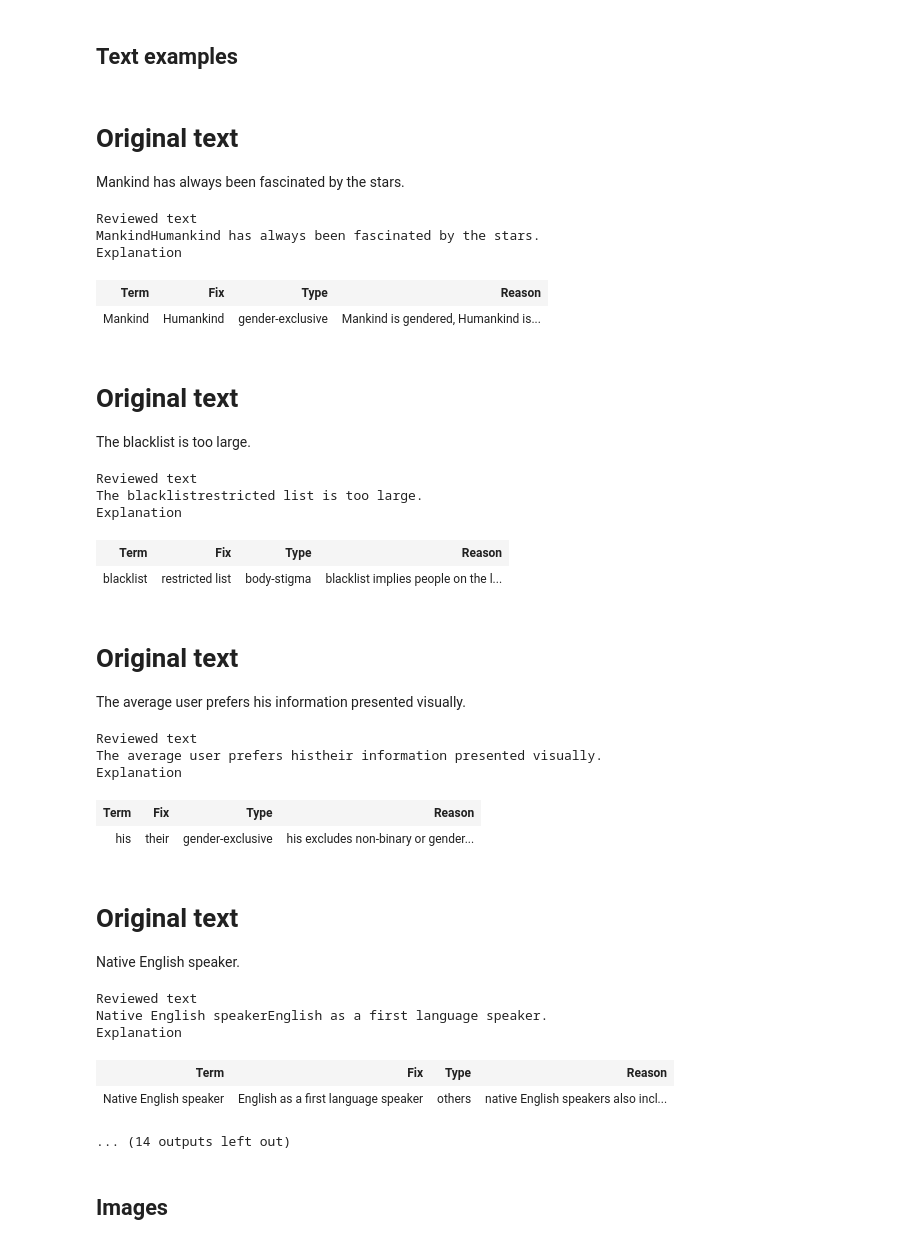
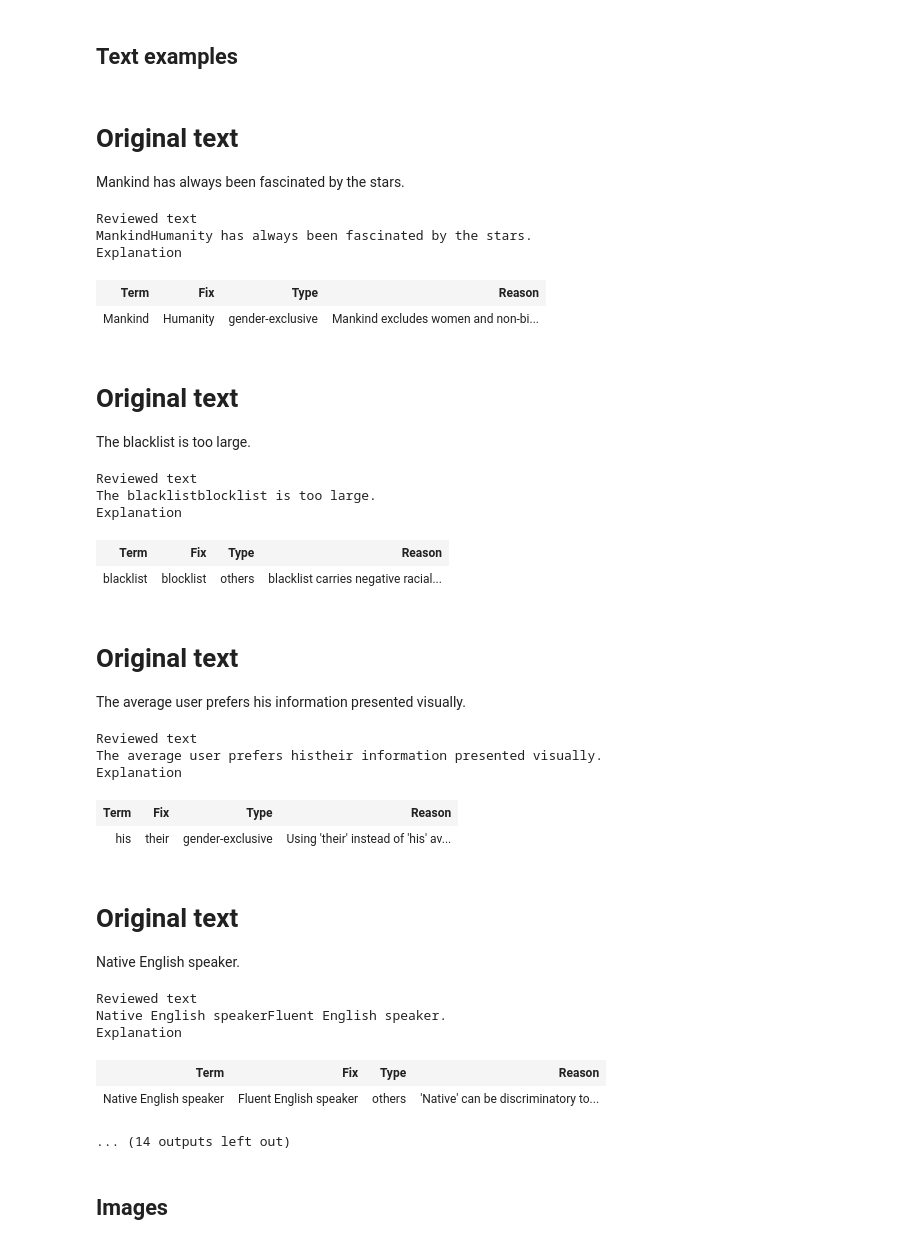
Before and after one commit to jaume-ferrarons/Write4All, a Jupyter notebook: notebooks/examples.ipynb, the cells around one changed output. Cells and saved outputs as stored; diff of their text form; code cells hidden in the pictures.

```diff
--- a/notebooks/examples.ipynb
+++ b/notebooks/examples.ipynb
@@ -20,50 +20,50 @@ gemini_1_0_vision = "Gemini 1.0 Pro Vision"
 # %%
 def demo_text(original_text: str):
     display(HTML(f"<h1>Original text</h1>{original_text}"))
-    display(HTML(process_text(text=original_text, model=gemini_1_0)))
+    display(HTML(process_text(text=original_text, model=gemini_1_5)))
 
 text_examples = [
     "Mankind has always been fascinated by the stars.",
     "The blacklist is too large.",
     "The average user prefers his information presented visually.",
     "Native English speaker.",
     "I'm totally OCD about keeping my desk clean.",
     "People of that religion are always so conservative.",
     "You speak English really well for a foreigner.",
     "He's too skinny to play sports.",
-    "This sentence is in English!",
+    "This sentence is in English.",
 ]
 for text in text_examples:
     demo_text(text)
 # %% [output]
 Original text
 Mankind has always been fascinated by the stars.
 Reviewed text
-MankindHumankind has always been fascinated by the stars.
+MankindHumanity has always been fascinated by the stars.
 Explanation
 | Term | Fix | Type | Reason |
-| Mankind | Humankind | gender-exclusive | Mankind is gendered, Humankind is... |
+| Mankind | Humanity | gender-exclusive | Mankind excludes women and non-bi... |
 Original text
 The blacklist is too large.
 Reviewed text
-The blacklistrestricted list is too large.
+The blacklistblocklist is too large.
 Explanation
 | Term | Fix | Type | Reason |
-| blacklist | restricted list | body-stigma | blacklist implies people on the l... |
+| blacklist | blocklist | others | blacklist carries negative racial... |
 Original text
 The average user prefers his information presented visually.
 Reviewed text
 The average user prefers histheir information presented visually.
 Explanation
 | Term | Fix | Type | Reason |
-| his | their | gender-exclusive | his excludes non-binary or gender... |
+| his | their | gender-exclusive | Using 'their' instead of 'his' av... |
 Original text
 Native English speaker.
 Reviewed text
-Native English speakerEnglish as a first language speaker.
+Native English speakerFluent English speaker.
 Explanation
 | Term | Fix | Type | Reason |
-| Native English speaker | English as a first language speaker | others | native English speakers also incl... |
+| Native English speaker | Fluent English speaker | others | 'Native' can be discriminatory to... |
 ... (14 outputs left out)
 # %% [markdown]
 ## Images
```
Also changed, not shown: 1 other file.
